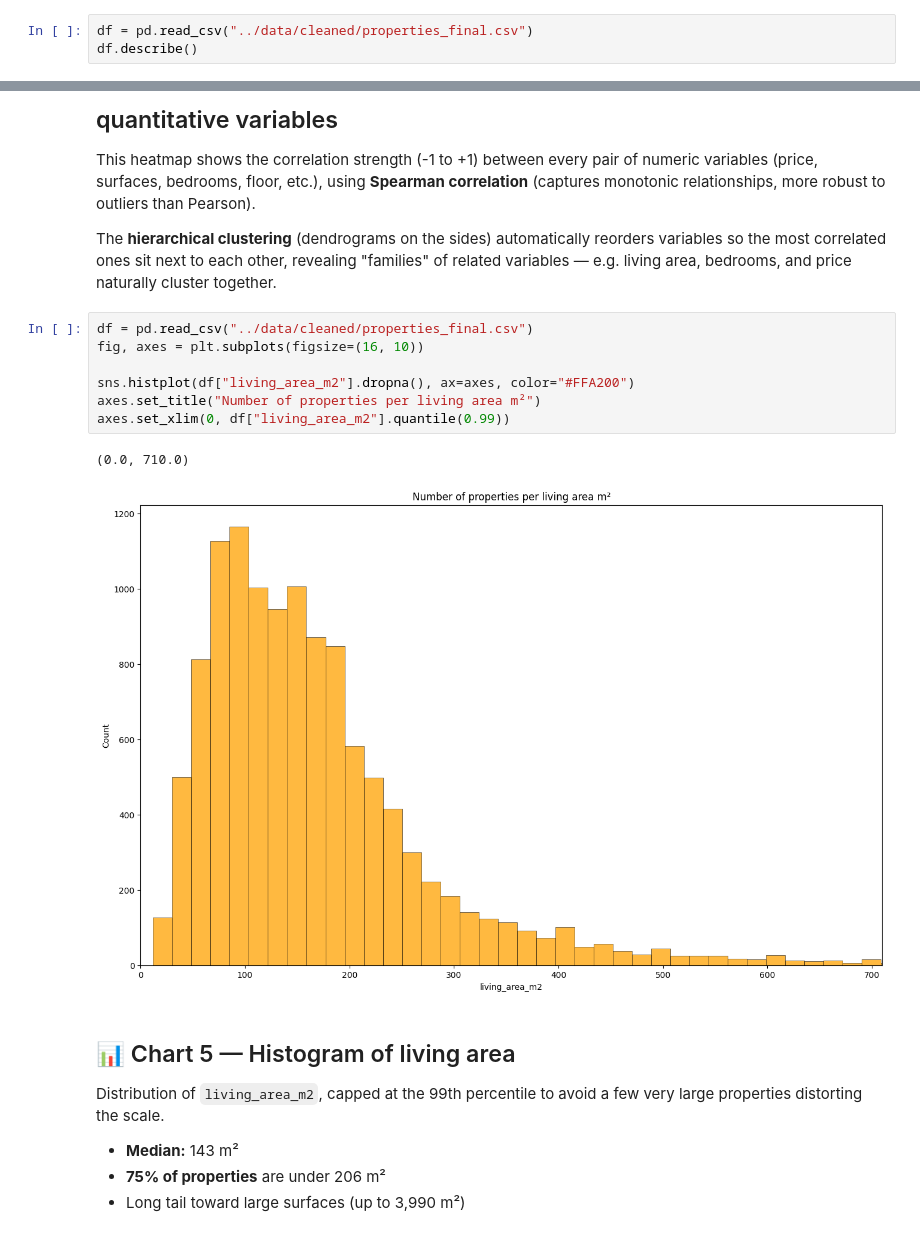
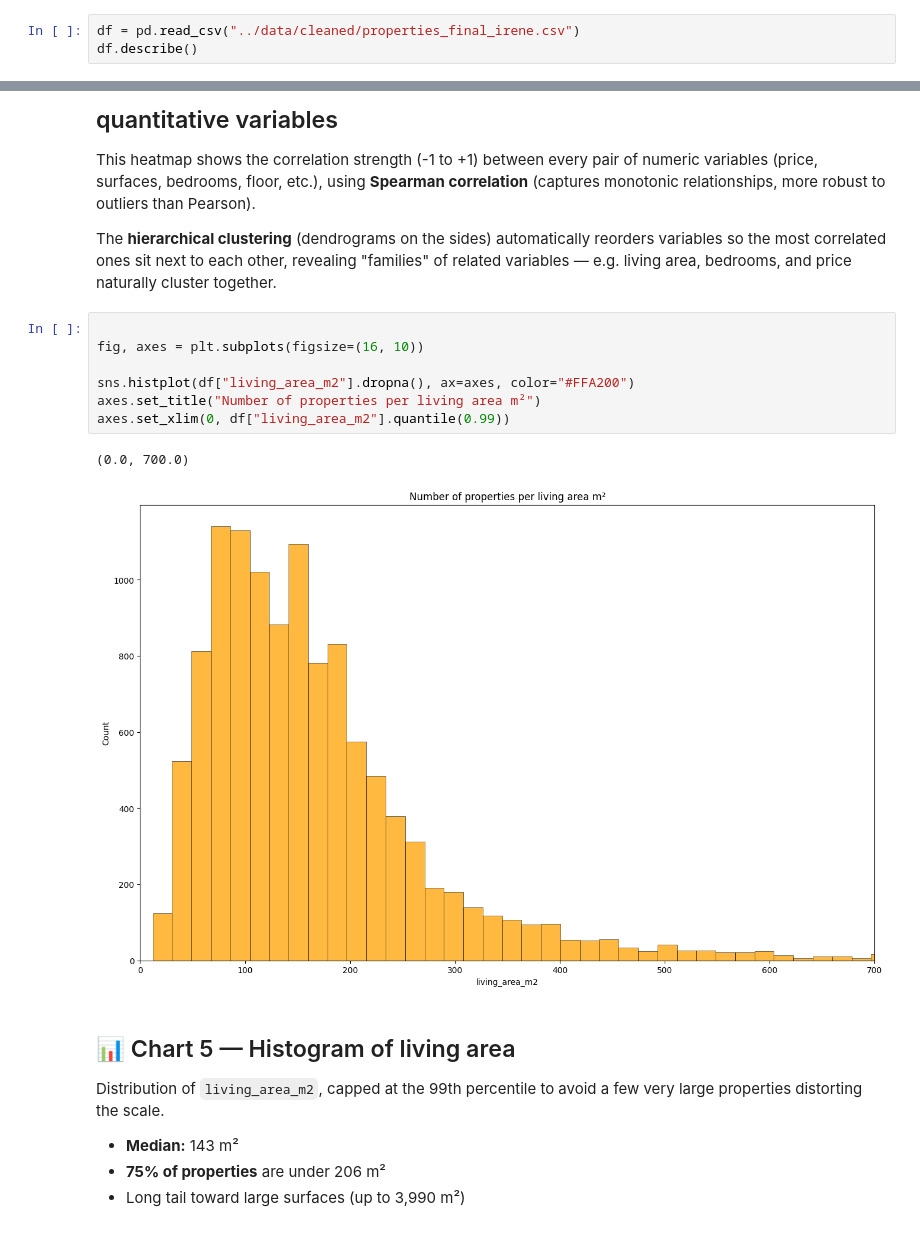
Before and after one commit to VictorCourtois135/immo-eliza-tigers-analysis, a Jupyter notebook: analysis/Victor_notebook.ipynb, the cells around one changed output, grey strips where cells are left out. Drawn from its saved outputs; the diff is of its cells as text.

```diff
--- a/analysis/Victor_notebook.ipynb
+++ b/analysis/Victor_notebook.ipynb
@@ -6,7 +6,7 @@ import numpy as np
 from statsmodels.nonparametric.smoothers_lowess import lowess
 import matplotlib.ticker as mticker
 # %%
-df = pd.read_csv("../data/cleaned/properties_final.csv")
+df = pd.read_csv("../data/cleaned/properties_final_irene.csv")
 df.describe()
 # %% [output]
 |  | price | living_area_m2 | bedrooms | bathrooms | postal_code | latitude | longitude | building_year | ... |
@@ -228,15 +243,15 @@ This heatmap shows the correlation strength (-1 to +1) between every pair of num
 
 The **hierarchical clustering** (dendrograms on the sides) automatically reorders variables so the most correlated ones sit next to each other, revealing "families" of related variables — e.g. living area, bedrooms, and price naturally cluster together.
 # %%
-df = pd.read_csv("../data/cleaned/properties_final.csv")
+
 fig, axes = plt.subplots(figsize=(16, 10))
 
 sns.histplot(df["living_area_m2"].dropna(), ax=axes, color="#FFA200")
 axes.set_title("Number of properties per living area m²")
 axes.set_xlim(0, df["living_area_m2"].quantile(0.99))
 # %% [output]
-(0.0, 710.0)
+(0.0, 700.0)
-[figure, old version]
+[figure, new version]
 # %% [markdown]
 ## 📊 Chart 5 — Histogram of living area
 
```
Also changed, not shown: parts of 8 cells of this notebook.
